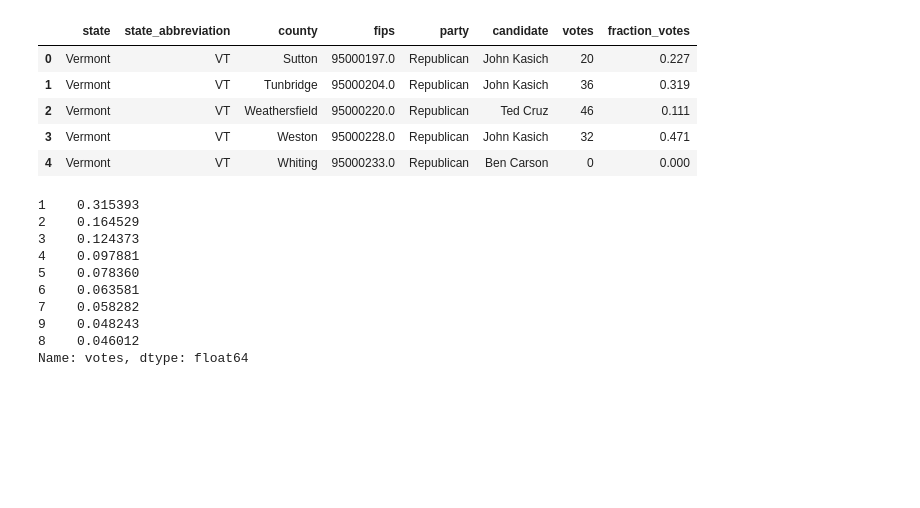
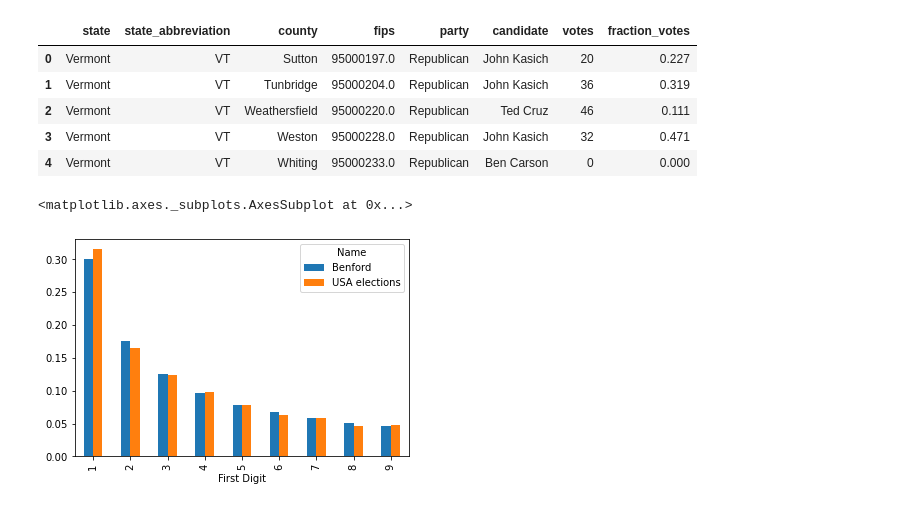
Before and after one commit to HalfPaul/Benford-s-Law, a Jupyter notebook: Election_analysis.ipynb, the cells around one changed output. Saved outputs shown, nothing was run; the diff lists cells and outputs as text; code cells hidden in the pictures; blank space fills up the shorter version.

```diff
--- a/Election_analysis.ipynb
+++ b/Election_analysis.ipynb
@@ -9,8 +9,8 @@ import seaborn as sns
 ## Russian elections
 **It's often said that Russian elections are rigged so I will use Benford's law to find out if we can see some irregularities in votes.**
 # %%
-russian_data = pd.read_csv("russian_elections.csv")
-usa_data = pd.read_csv("usa_elections.csv", sep=";")
+russian_data = pd.read_csv("data/russian_elections.csv")
+usa_data = pd.read_csv("data/usa_elections.csv", sep=";")
 # %%
 russian_data.head()
 # %% [output]
@@ -45,19 +45,11 @@ usa_data.head()
 # %%
 Trump_data = usa_data[ usa_data.candidate == "Donald Trump"]
 usa_digits = Trump_data.votes.dropna().astype(str).str[0].value_counts(normalize=True)
 usa_digits = usa_digits.drop(usa_digits.index[9], axis=0)
 usa_digits = pd.DataFrame({"First Digit": usa_digits.index, "Proportion": usa_digits.values, "Name":"USA elections"})
 benford_nums = pd.DataFrame({"First Digit": ['1', '2', '3', '4', '5', '6', '7', '8', '9'], "Proportion": [.301, .176, .125, .097, .079, .067, .058, .051, .046], "Name":"Benford"})
-data_russian = pd.concat([benford_nums, russian_digits]).pivot("First Digit",  "Name", "Proportion")
-data_russian.plot(kind="bar")
+data_usa = pd.concat([benford_nums,usa_digits]).pivot("First Digit",  "Name", "Proportion")
+data_usa.plot(kind="bar")
 # %% [output]
-1    0.315393
-2    0.164529
-3    0.124373
-4    0.097881
-5    0.078360
-6    0.063581
-7    0.058282
-9    0.048243
-8    0.046012
-Name: votes, dtype: float64
+<matplotlib.axes._subplots.AxesSubplot at 0x...>
+[figure, added]
```
Also changed, not shown: parts of 4 cells of this notebook, 3 other files.
